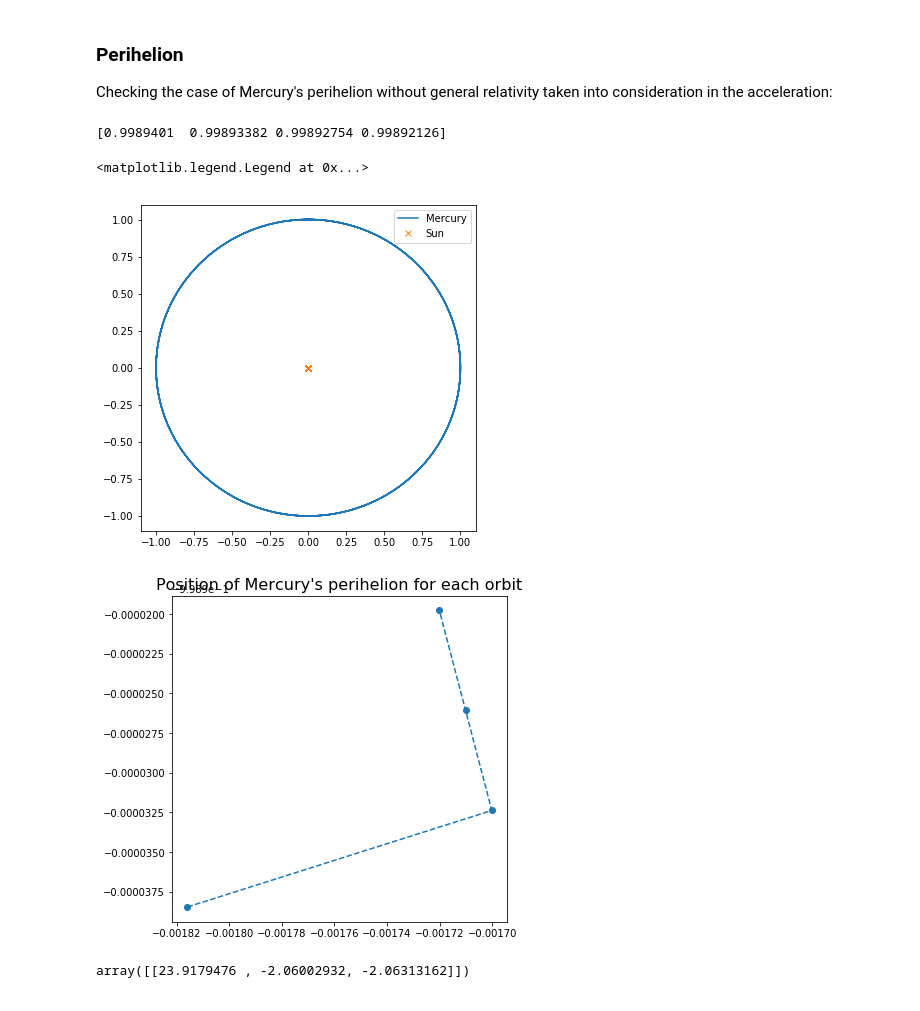
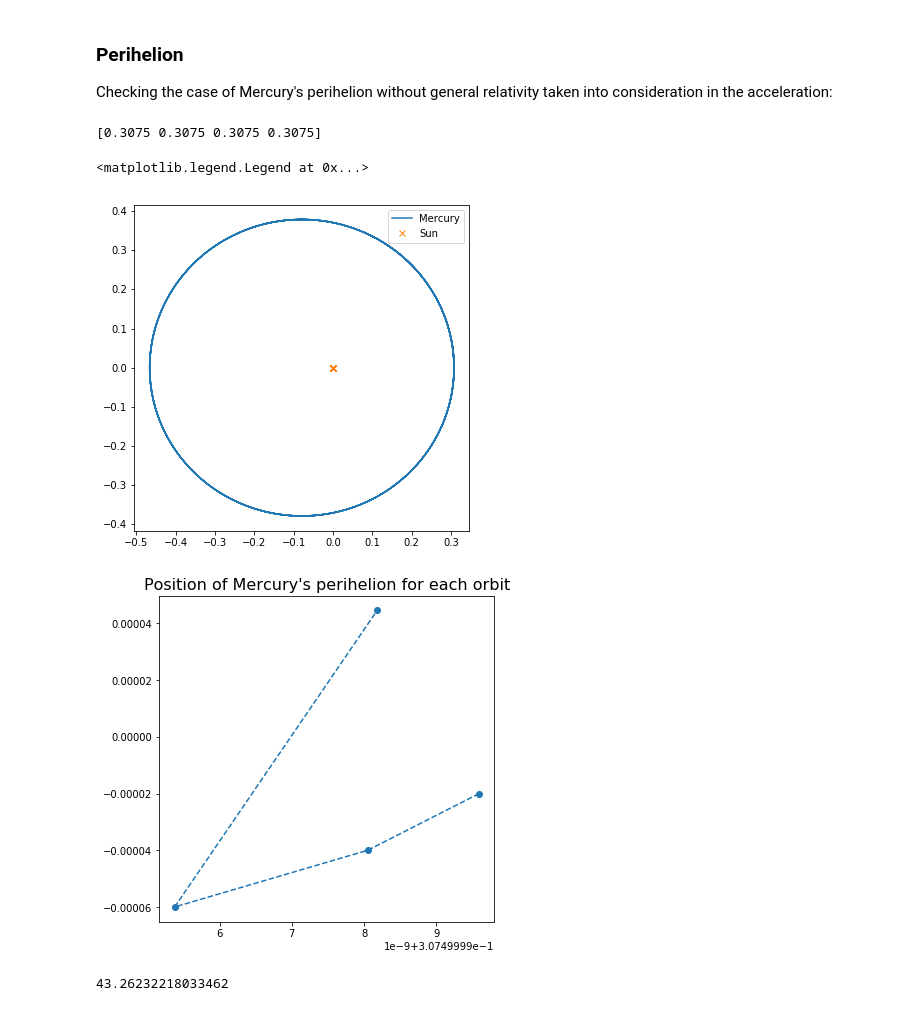
Before and after one commit to auduntre/FYS4150, a Jupyter notebook: Project 3/notebook/Algorithm Tests.ipynb, the cells around one changed output. Saved outputs shown, nothing was run; the diff lists cells and outputs as text; code cells hidden in the pictures.

```diff
--- a/Project 3/notebook/Algorithm Tests.ipynb
+++ b/Project 3/notebook/Algorithm Tests.ipynb
@@ -291,31 +298,31 @@ Checking the case of Mercury's perihelion without general relativity taken into
 # %%
 from scipy.signal import argrelextrema
 
-mercury = Body([0.3075, 0.], [0., 12.44], 1e-6, Acceleration)
+mercury = Body([0.3075, 0.], [0., 12.44], 1.65e-7, Acceleration)
 sun = Body([0., 0.], [0., 0.], 1.0, Acceleration)
 
-sol = [earth, sun]
+sol = [mercury, sun]
 
 integrator = Verlet(sol)
-integrator(200000, 4)
+integrator(100000, 1)
 
 mercury_pos = integrator.system_pos[0, :, :]
 sun_pos = integrator.system_pos[1, :, :]
 
 rposs = np.linalg.norm(mercury_pos, 2, axis=1)
 local_minima_idx = argrelextrema(rposs, np.less)
 
 for lmi in local_minima_idx:
     print(rposs[lmi])
 
 plt.figure(figsize=(6,6))
 plt.plot(mercury_pos[:, 0], mercury_pos[:, 1], label='Mercury')
 plt.plot(sun_pos[:, 0], sun_pos[:, 1], 'x', label="Sun")
 plt.legend()
 # %% [output]
-[0.9989401  0.99893382 0.99892754 0.99892126]
+[0.3075 0.3075 0.3075 0.3075]
 <matplotlib.legend.Legend at 0x...>
-[figure, old version]
+[figure, new version]
 # %%
 # Perihelion position
 perx = mercury_pos[:,0].take(local_minima_idx)
@@ -327,14 +334,16 @@ plt.title(r"Position of Mercury's perihelion for each orbit",
 plt.plot(perx.T, pery.T, "--o")
 plt.show()
 # %% [output]
-[figure, old version]
+[figure, new version]
 # %%
 arcsecond = np.pi / 648000
 
-tan_phi = pery / perx
-peri_phi = np.arctan(tan_phi)
+peri_phi = np.arctan2(pery, perx)
 
 arc_diff = np.diff(peri_phi) / arcsecond
 arc_diff
+
+peri_phi_arcsec = peri_phi[0] / arcsecond
+peri_phi_arcsec[-1] - peri_phi_arcsec[0]
 # %% [output]
-array([[23.9179476 , -2.06002932, -2.06313162]])
+43.26232218033462
```
Also changed, not shown: parts of 2 cells of this notebook, 1 other file.
